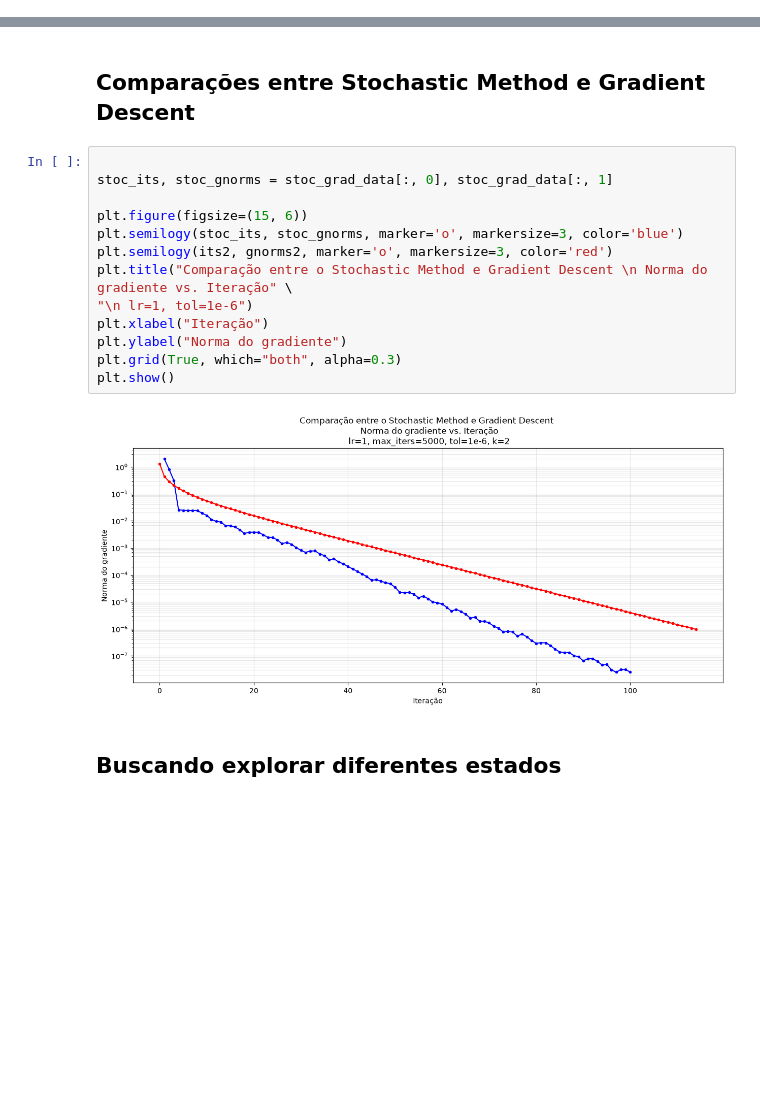
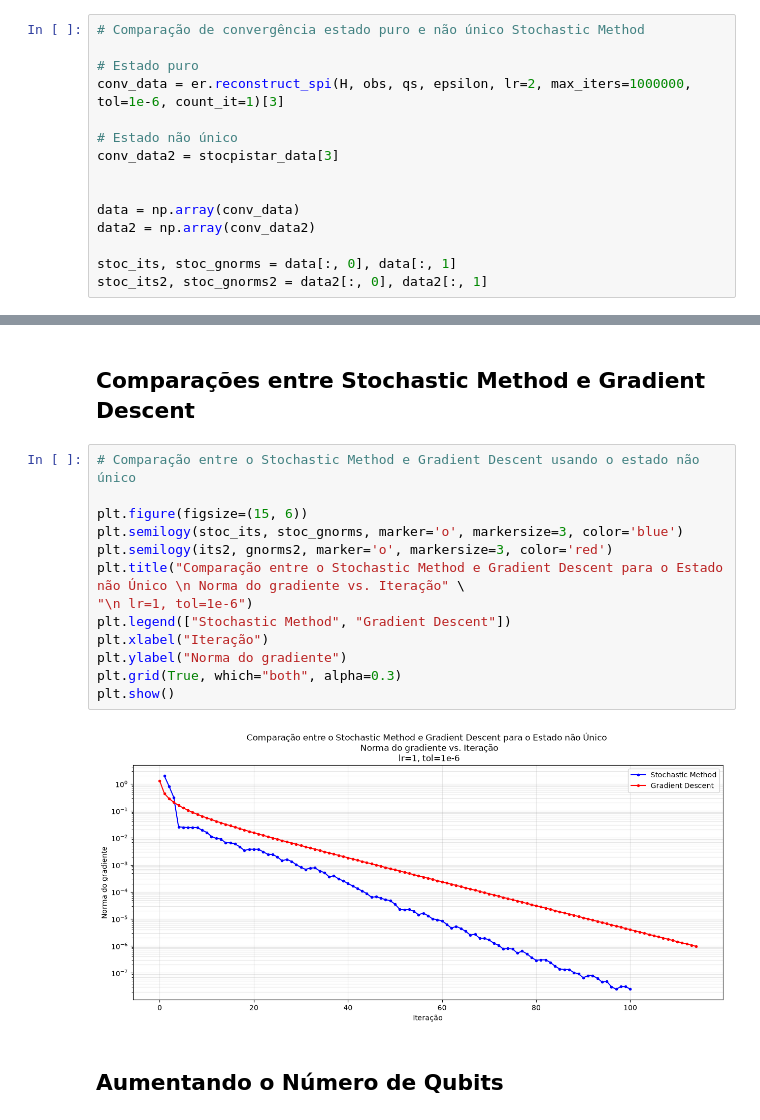
Before and after one commit to davivad013/Quantum-Tomography, a Jupyter notebook: entropy.ipynb, the cells around one changed output, grey strips where cells are left out. Saved outputs shown, nothing was run; the diff lists cells and outputs as text; blank space fills up the shorter version.

```diff
--- a/entropy.ipynb
+++ b/entropy.ipynb
@@ -286,0 +286,15 @@ plt.grid()
+# %%
+# Comparação de convergência estado puro e não único Stochastic Method
+
+# Estado puro
+conv_data = er.reconstruct_spi(H, obs, qs, epsilon, lr=2, max_iters=1000000, tol=1e-6, count_it=1)[3]
+
+# Estado não único
+conv_data2 = stocpistar_data[3]
+
+
+data = np.array(conv_data)
+data2 = np.array(conv_data2)
+
+stoc_its, stoc_gnorms = data[:, 0], data[:, 1]
+stoc_its2, stoc_gnorms2 = data2[:, 0], data2[:, 1]
@@ -287,19 +320,19 @@ plt.grid()
 # %% [markdown]
 ## Comparações entre Stochastic Method e Gradient Descent
 # %%
-
-stoc_its, stoc_gnorms = stoc_grad_data[:, 0], stoc_grad_data[:, 1]
+# Comparação entre o Stochastic Method e Gradient Descent usando o estado não único
 
 plt.figure(figsize=(15, 6))
 plt.semilogy(stoc_its, stoc_gnorms, marker='o', markersize=3, color='blue')
 plt.semilogy(its2, gnorms2, marker='o', markersize=3, color='red')
-plt.title("Comparação entre o Stochastic Method e Gradient Descent \n Norma do gradiente vs. Iteração" \
+plt.title("Comparação entre o Stochastic Method e Gradient Descent para o Estado não Único \n Norma do gradiente vs. Iteração" \
 "\n lr=1, tol=1e-6")
+plt.legend(["Stochastic Method", "Gradient Descent"])
 plt.xlabel("Iteração")
 plt.ylabel("Norma do gradiente")
 plt.grid(True, which="both", alpha=0.3)
 plt.show()
 # %% [output]
-[figure, old version]
+[figure, new version]
-# %% [markdown]
-## Buscando explorar diferentes estados
+# %% [markdown]
+## Aumentando o Número de Qubits
```
Also changed, not shown: parts of 13 cells of this notebook, 2 other files.
